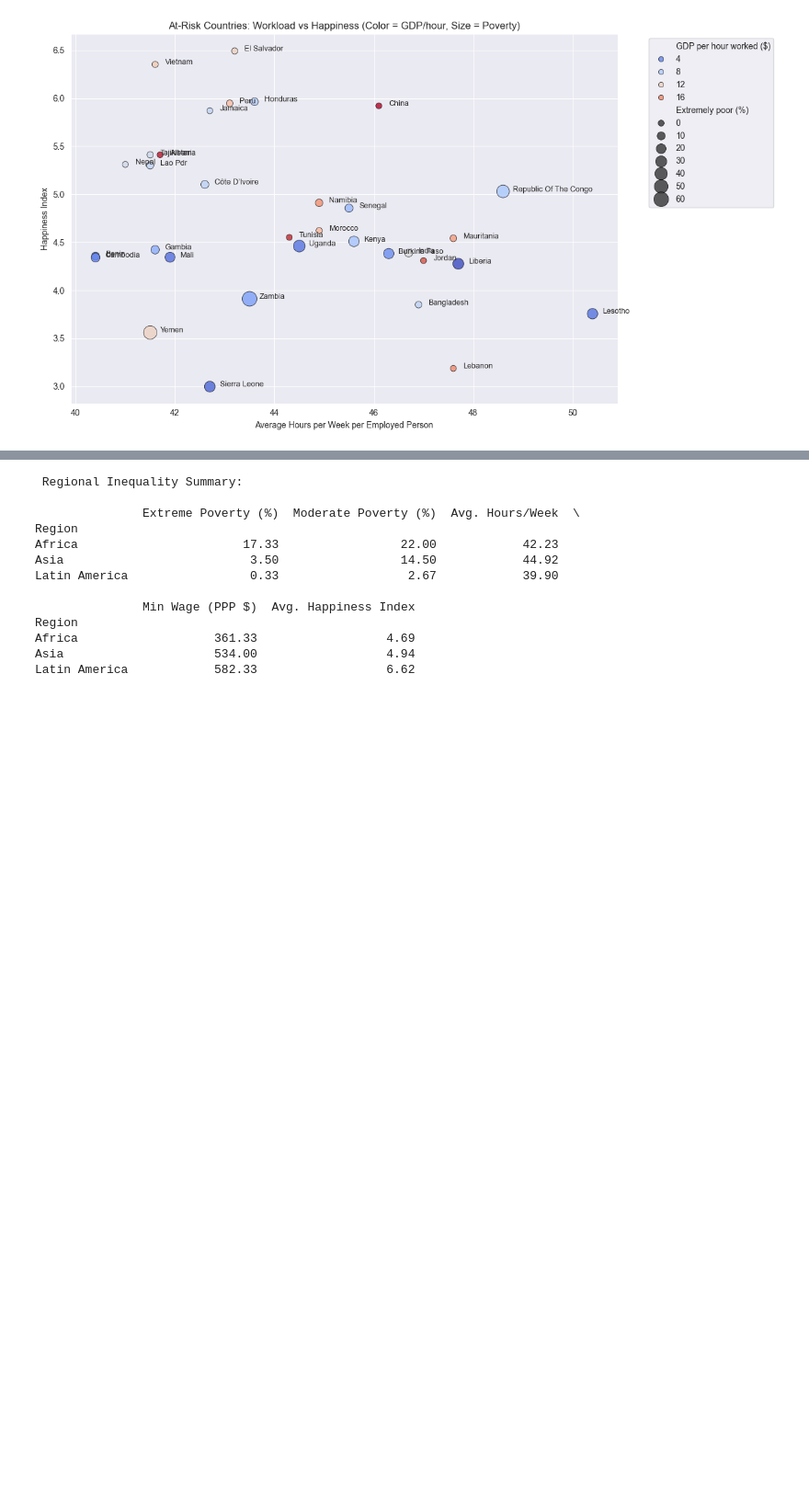
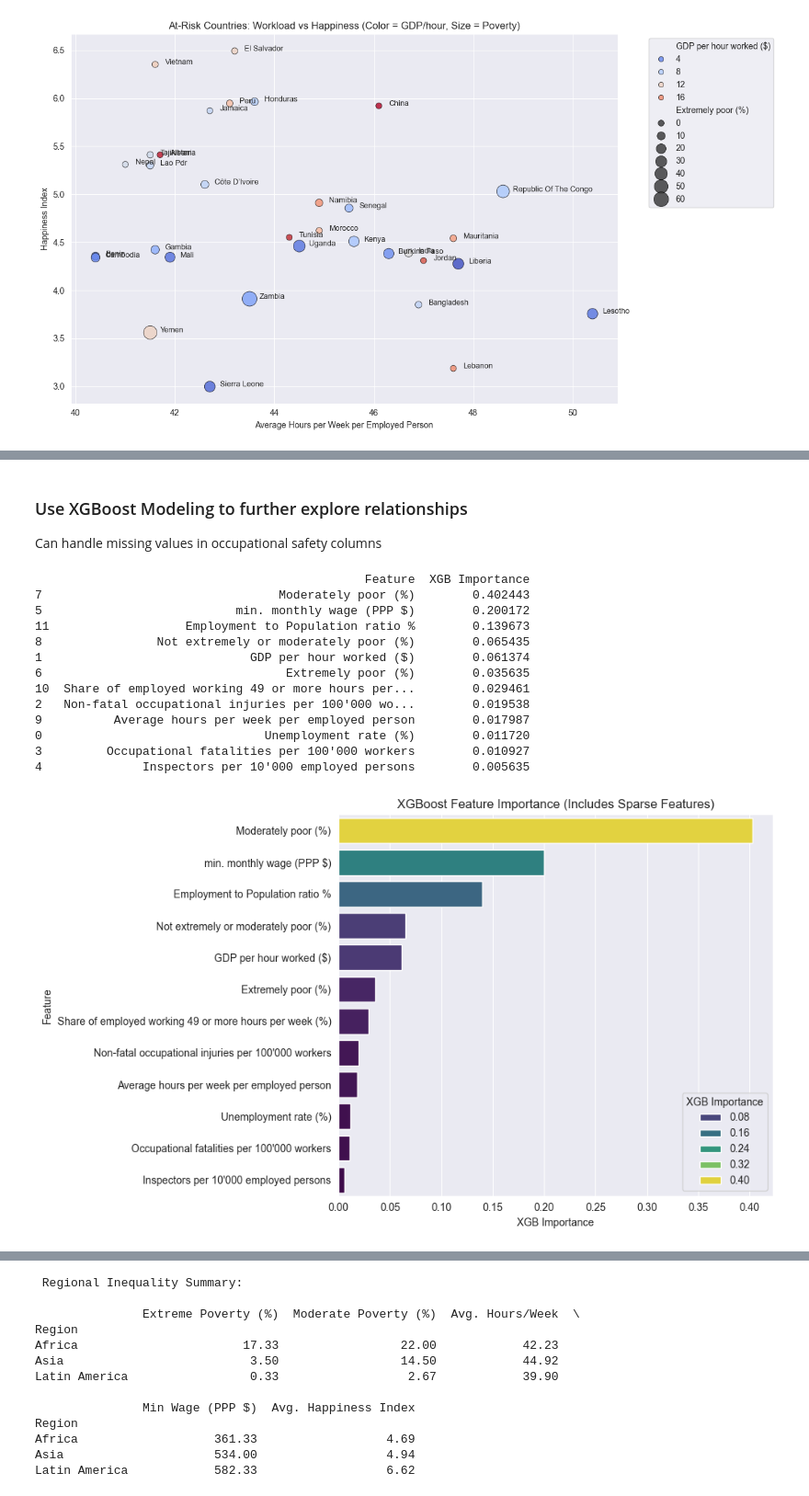
Before and after one commit to dkohalmi/CIP_FS25_202, a Jupyter notebook: notebooks/analyse_illostat.ipynb, the cells around one changed output, grey strips where cells are left out. Shown at 92% size. Saved outputs shown, nothing was run; the diff lists cells and outputs as text; code cells hidden in the pictures; blank space fills up the shorter version.

```diff
--- a/notebooks/analyse_illostat.ipynb
+++ b/notebooks/analyse_illostat.ipynb
@@ -601,0 +666,70 @@ NEED TO EXPLAIN WHAT THIS MEANS
+# %% [markdown]
+### Use XGBoost Modeling to further explore relationships
+Can handle missing values in occupational safety columns
+# %%
+#Explore Gradient Boosting using XGBoost
+
+# Define feature set (including sparse features)
+xgb_features = [
+    "Unemployment rate (%)",
+    "GDP per hour worked ($)",
+    "Non-fatal occupational injuries per 100'000 workers",
+    "Occupational fatalities per 100'000 workers",  # Sparse
+    "Inspectors per 10'000 employed persons",  # Sparse
+    "min. monthly wage (PPP $)",
+    "Extremely poor (%)",
+    "Moderately poor (%)",
+    "Not extremely or moderately poor (%)",
+    "Average hours per week per employed person",
+    "Share of employed working 49 or more hours per week (%)",
+    "Employment to Population ratio %"
+]
+
+# Filter data — keep only rows with Happiness Index and at least one feature
+xgb_data = df[[target] + xgb_features].copy()
+xgb_data = xgb_data[xgb_data[target].notnull()]
+
+X = xgb_data[xgb_features]
+y = xgb_data[target]
+
+# XGBoost regressor with native missing value handling
+xgb_model = XGBRegressor(
+    n_estimators=100,
+    learning_rate=0.1,
+    max_depth=3,
+    random_state=42,
+    n_jobs=-1
+)
+xgb_model.fit(X, y)
+
+# Get feature importance from the model
+importances = xgb_model.feature_importances_
+xgb_results = pd.DataFrame({
+    "Feature": xgb_features,
+    "XGB Importance": importances
+    }).sort_values("XGB Importance", ascending=False)
+
+# Display importance
+print(xgb_results)
+
+# Optional: Plot
+plt.figure(figsize=(10, 6))
+sns.barplot(data=xgb_results, y="Feature", x="XGB Importance", hue = "XGB Importance", palette="viridis")
+plt.title("XGBoost Feature Importance (Includes Sparse Features)")
+plt.tight_layout()
+plt.show()
+# %% [output]
+                                              Feature  XGB Importance
+7                                 Moderately poor (%)        0.402443
+5                           min. monthly wage (PPP $)        0.200172
+11                   Employment to Population ratio %        0.139673
+8                Not extremely or moderately poor (%)        0.065435
+1                             GDP per hour worked ($)        0.061374
+6                                  Extremely poor (%)        0.035635
+10  Share of employed working 49 or more hours per...        0.029461
+2   Non-fatal occupational injuries per 100'000 wo...        0.019538
+9          Average hours per week per employed person        0.017987
+0                               Unemployment rate (%)        0.011720
+3         Occupational fatalities per 100'000 workers        0.010927
+4              Inspectors per 10'000 employed persons        0.005635
+[figure, added]
```
Also changed, not shown: parts of 30 cells of this notebook, 3 other files.
